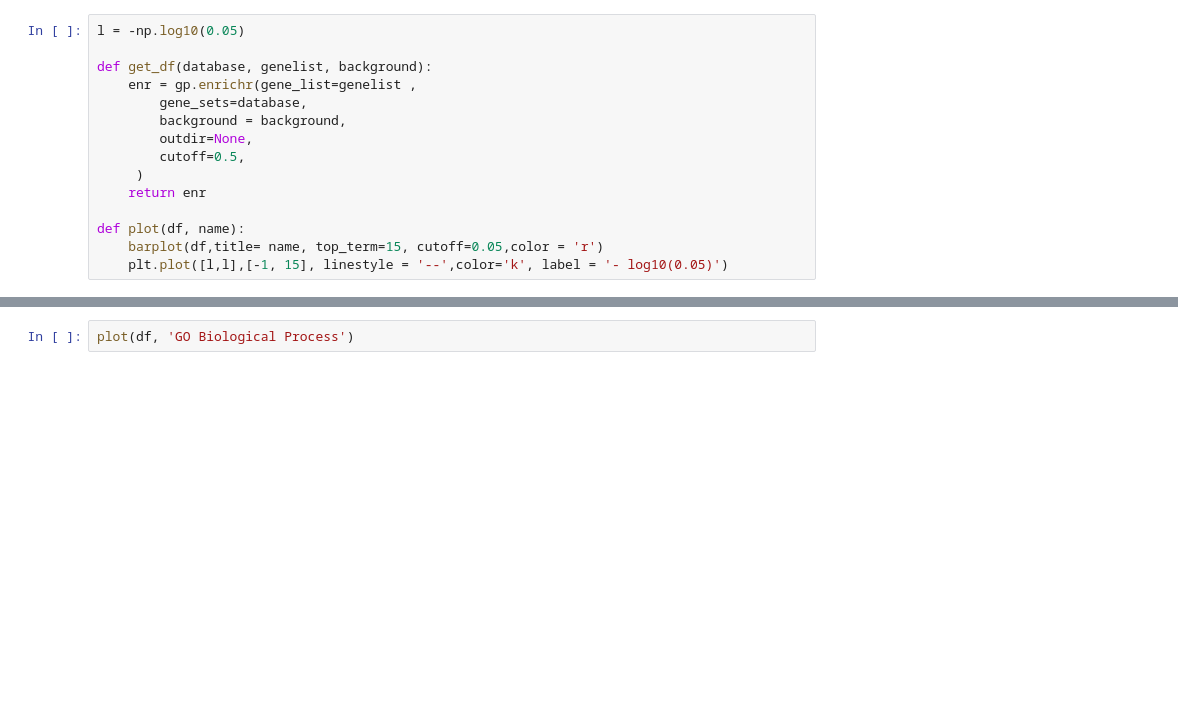
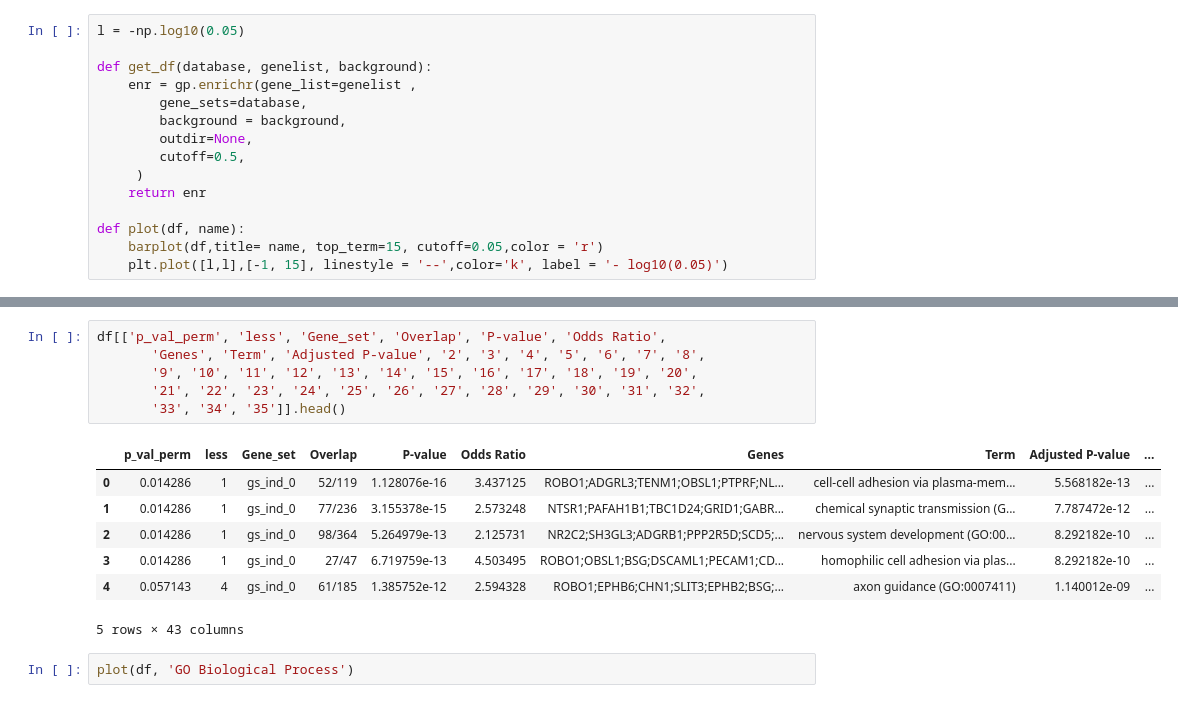
Before and after one commit to aadenisova/bird_innovation, a Jupyter notebook: scripts/permutation_test/permutation_analysis.ipynb, the cells around one changed output, grey strips where cells are left out. Drawn from its saved outputs; the diff is of its cells as text; blank space fills up the shorter version.

```diff
--- a/scripts/permutation_test/permutation_analysis.ipynb
+++ b/scripts/permutation_test/permutation_analysis.ipynb
@@ -77,3 +87,17 @@ df
+# %%
+df[['p_val_perm', 'less', 'Gene_set', 'Overlap', 'P-value', 'Odds Ratio',
+       'Genes', 'Term', 'Adjusted P-value', '2', '3', '4', '5', '6', '7', '8',
+       '9', '10', '11', '12', '13', '14', '15', '16', '17', '18', '19', '20',
+       '21', '22', '23', '24', '25', '26', '27', '28', '29', '30', '31', '32',
+       '33', '34', '35']].head()
+# %% [output]
+|  | p_val_perm | less | Gene_set | Overlap | P-value | Odds Ratio | Genes | Term | Adjusted P-value | ... |
+| 0 | 0.014286 | 1 | gs_ind_0 | 52/119 | 1.128076e-16 | 3.437125 | ROBO1;ADGRL3;TENM1;OBSL1;PTPRF;NL... | cell-cell adhesion via plasma-mem... | 5.568182e-13 | ... |
+| 1 | 0.014286 | 1 | gs_ind_0 | 77/236 | 3.155378e-15 | 2.573248 | NTSR1;PAFAH1B1;TBC1D24;GRID1;GABR... | chemical synaptic transmission (G... | 7.787472e-12 | ... |
+| 2 | 0.014286 | 1 | gs_ind_0 | 98/364 | 5.264979e-13 | 2.125731 | NR2C2;SH3GL3;ADGRB1;PPP2R5D;SCD5;... | nervous system development (GO:00... | 8.292182e-10 | ... |
+| 3 | 0.014286 | 1 | gs_ind_0 | 27/47 | 6.719759e-13 | 4.503495 | ROBO1;OBSL1;BSG;DSCAML1;PECAM1;CD... | homophilic cell adhesion via plas... | 8.292182e-10 | ... |
+| 4 | 0.057143 | 4 | gs_ind_0 | 61/185 | 1.385752e-12 | 2.594328 | ROBO1;EPHB6;CHN1;SLIT3;EPHB2;BSG;... | axon guidance (GO:0007411) | 1.140012e-09 | ... |
+5 rows × 43 columns
 # %%
 plot(df, 'GO Biological Process')
 # %% [output]
```
Also changed, not shown: parts of 4 cells of this notebook, 1 other file.
